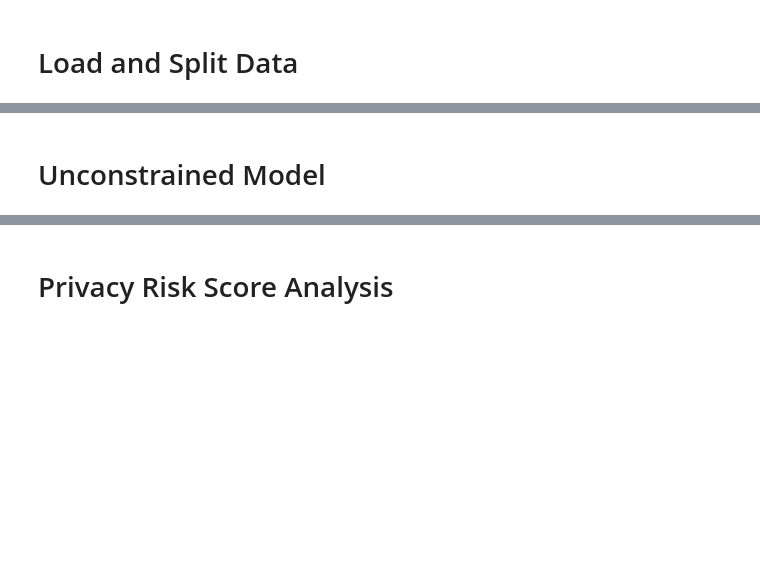
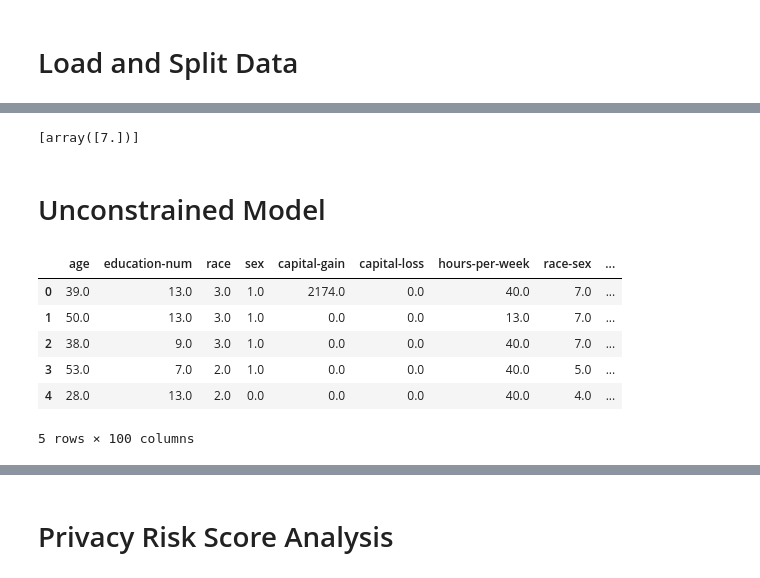
Before and after one commit to alaude1/fairness-mia, a Jupyter notebook: Experiments.ipynb, the cells around one changed output, grey strips where cells are left out. Cells and saved outputs as stored; diff of their text form; code cells hidden in the pictures; blank space fills up the shorter version.

```diff
--- a/Experiments.ipynb
+++ b/Experiments.ipynb
@@ -55,3 +65,7 @@ ad_train, ad_test = ad.split(2)
+# %%
+print(adult_binary.privileged_protected_attributes)
+# %% [output]
+[array([7.])]
 # %% [markdown]
 # Unconstrained Model
 # %%
@@ -61,6 +75,16 @@ from aif360.metrics import ClassificationMetric
 # %%
 ad_df_train, ad_attrs_train = ad_train.convert_to_dataframe(de_dummy_code=False, sep='=', set_category=True)
 ad_df_test, ad_attrs_test = ad_test.convert_to_dataframe(de_dummy_code=False, sep='=', set_category=True)
+# %%
+ad_df_train.head()
+# %% [output]
+|  | age | education-num | race | sex | capital-gain | capital-loss | hours-per-week | race-sex | ... |
+| 0 | 39.0 | 13.0 | 3.0 | 1.0 | 2174.0 | 0.0 | 40.0 | 7.0 | ... |
+| 1 | 50.0 | 13.0 | 3.0 | 1.0 | 0.0 | 0.0 | 13.0 | 7.0 | ... |
+| 2 | 38.0 | 9.0 | 3.0 | 1.0 | 0.0 | 0.0 | 40.0 | 7.0 | ... |
+| 3 | 53.0 | 7.0 | 2.0 | 1.0 | 0.0 | 0.0 | 40.0 | 5.0 | ... |
+| 4 | 28.0 | 13.0 | 2.0 | 0.0 | 0.0 | 0.0 | 40.0 | 4.0 | ... |
+5 rows × 100 columns
 # %%
 Y_train = np.array(ad_df_train[['income-per-year']]).reshape(((len(ad_df_train),))).astype(int)
 Xs_train = np.array(ad_df_train.drop(columns='income-per-year'))
```
Also changed, not shown: parts of 64 cells of this notebook.
